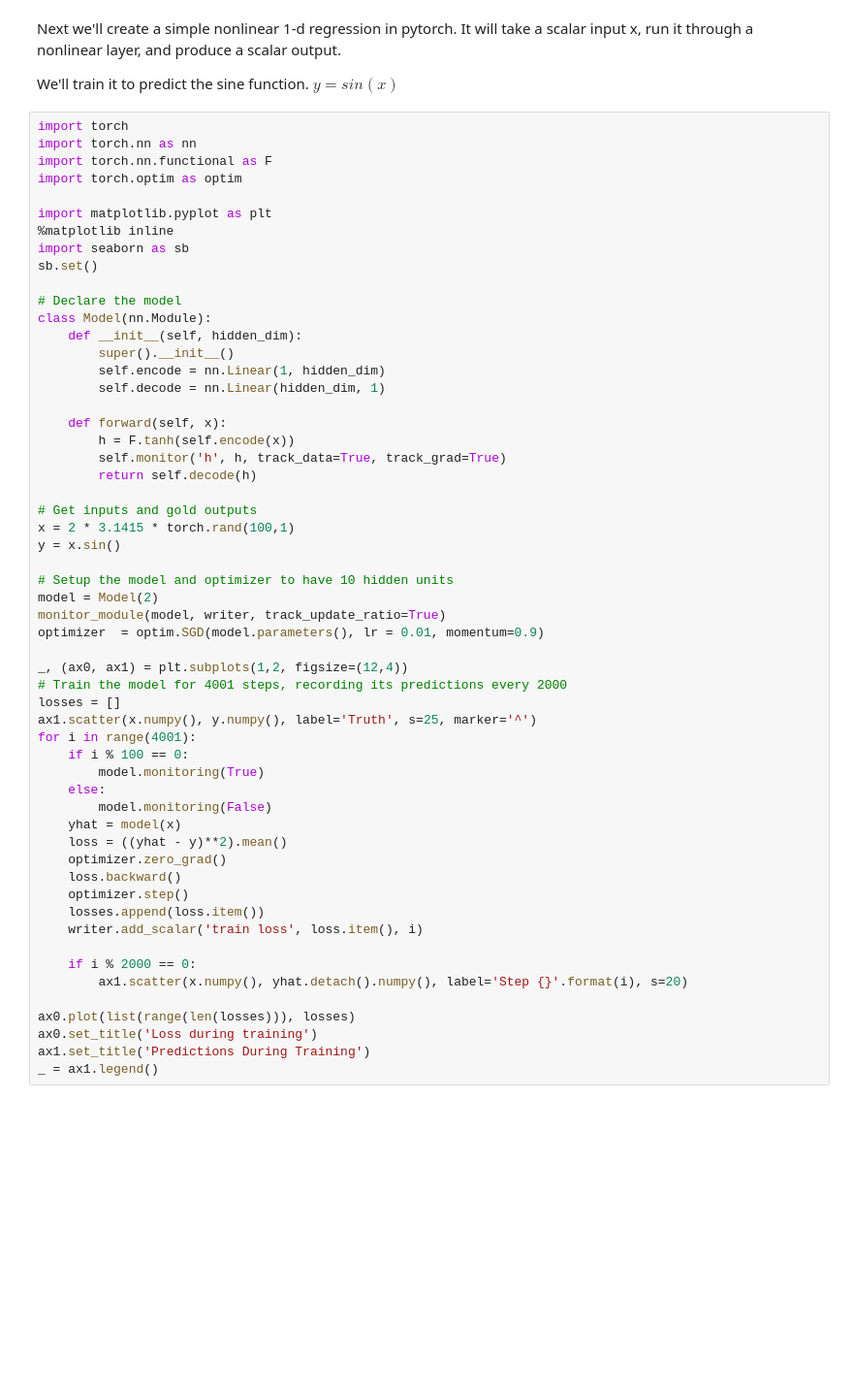
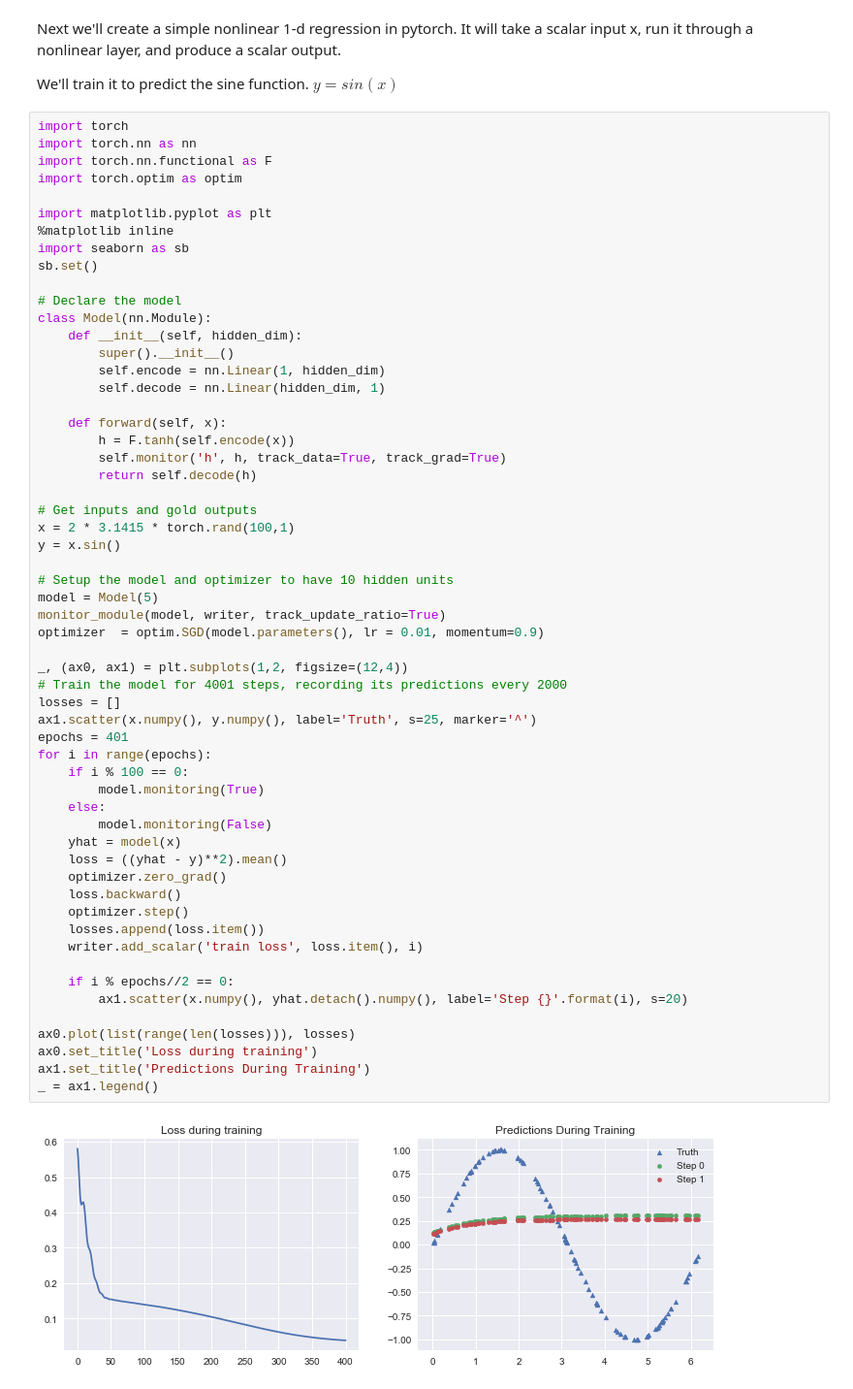
Before and after one commit to teffland/pytorch-monitor, a Jupyter notebook: example.ipynb, the cells around one changed output. Shown at 97% size. Saved outputs shown, nothing was run; the diff lists cells and outputs as text; blank space fills up the shorter version.

```diff
--- a/example.ipynb
+++ b/example.ipynb
@@ -85,33 +85,36 @@ class Model(nn.Module):
 # Get inputs and gold outputs
 x = 2 * 3.1415 * torch.rand(100,1)
 y = x.sin()
 
 # Setup the model and optimizer to have 10 hidden units
-model = Model(2)
+model = Model(5)
 monitor_module(model, writer, track_update_ratio=True)
 optimizer  = optim.SGD(model.parameters(), lr = 0.01, momentum=0.9)
 
 _, (ax0, ax1) = plt.subplots(1,2, figsize=(12,4))
 # Train the model for 4001 steps, recording its predictions every 2000
 losses = []
 ax1.scatter(x.numpy(), y.numpy(), label='Truth', s=25, marker='^')
-for i in range(4001):
+epochs = 401
+for i in range(epochs):
     if i % 100 == 0:
         model.monitoring(True)
     else:
         model.monitoring(False)
     yhat = model(x)
     loss = ((yhat - y)**2).mean()
     optimizer.zero_grad()
     loss.backward()
     optimizer.step()
     losses.append(loss.item())
     writer.add_scalar('train loss', loss.item(), i)
 
-    if i % 2000 == 0:
+    if i % epochs//2 == 0:
         ax1.scatter(x.numpy(), yhat.detach().numpy(), label='Step {}'.format(i), s=20)
 
 ax0.plot(list(range(len(losses))), losses)
 ax0.set_title('Loss during training')
 ax1.set_title('Predictions During Training')
 _ = ax1.legend()
+# %% [output]
+[figure, added]
```
Also changed, not shown: parts of 1 cell of this notebook.
